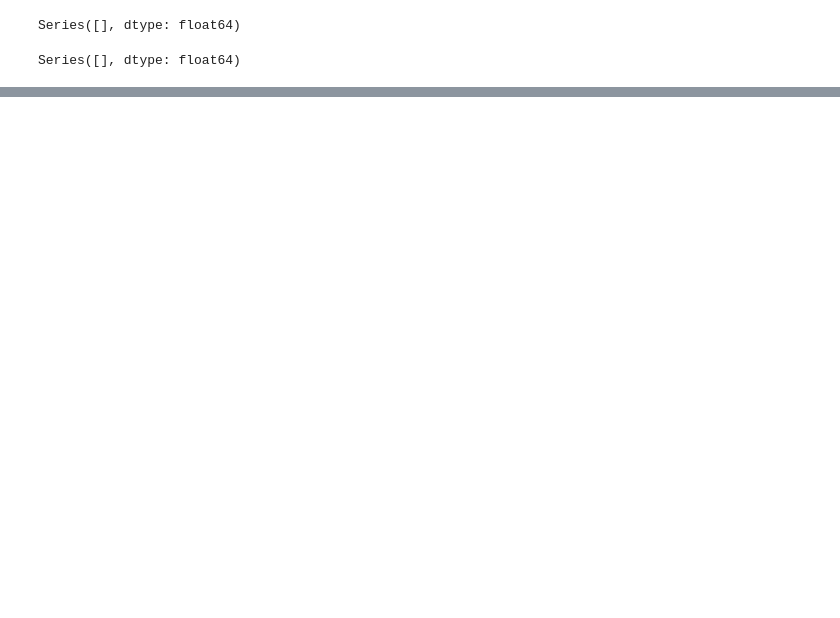
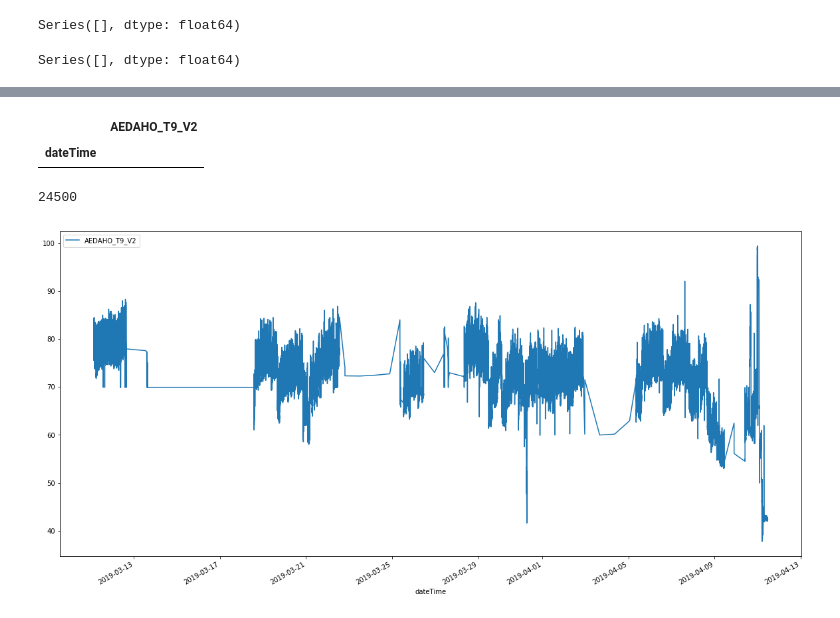
Before and after one commit to atifkarim/Time-Series-Forecasting-Using-Machine-Learning-Algorithm, a Jupyter notebook: digging_dataset.ipynb, the cells around one changed output, grey strips where cells are left out. Saved outputs shown, nothing was run; the diff lists cells and outputs as text; code cells hidden in the pictures; blank space fills up the shorter version.

Commit message:
fill up the zero value with mean value

```diff
--- a/digging_dataset.ipynb
+++ b/digging_dataset.ipynb
@@ -128,0 +179,4 @@ print(d)
+# %%
+uni_mean=univariate_data.mean()
+univariate_data_mean= univariate_data.replace(0,uni_mean)
+# multivariate_data.std()
@@ -128,0 +188,13 @@ print(d)
+# %%
+univariate_data_mean.loc[univariate_data_mean['AEDAHO_T9_V2']==0]
+# print(univariate_data)
+# %% [output]
+|  | AEDAHO_T9_V2 |
+| dateTime |  |
+# %%
+print(univariate_data_mean.size)
+univariate_data_mean.plot()
+plt.show()
+# %% [output]
+24500
+[figure, added]
```
Also changed, not shown: parts of 11 cells of this notebook.
